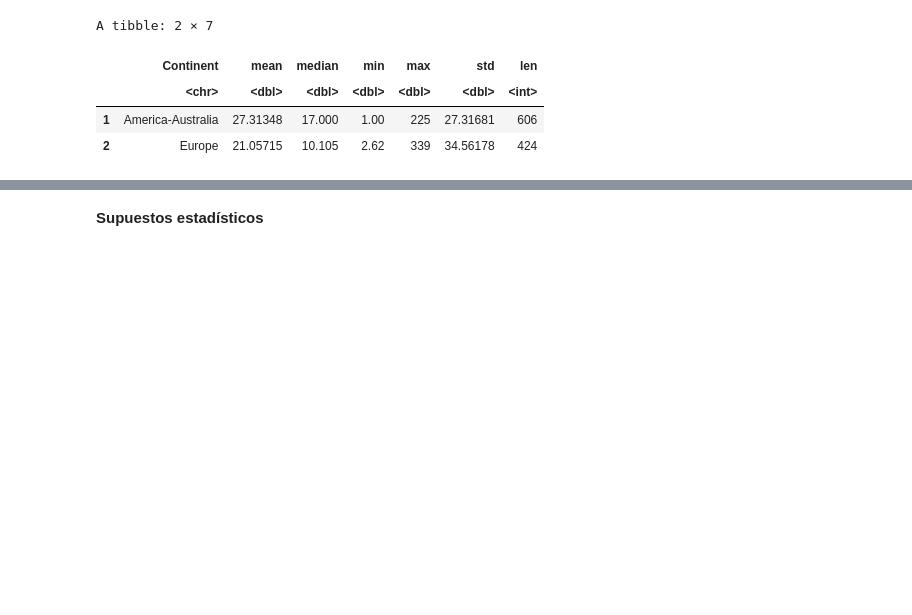
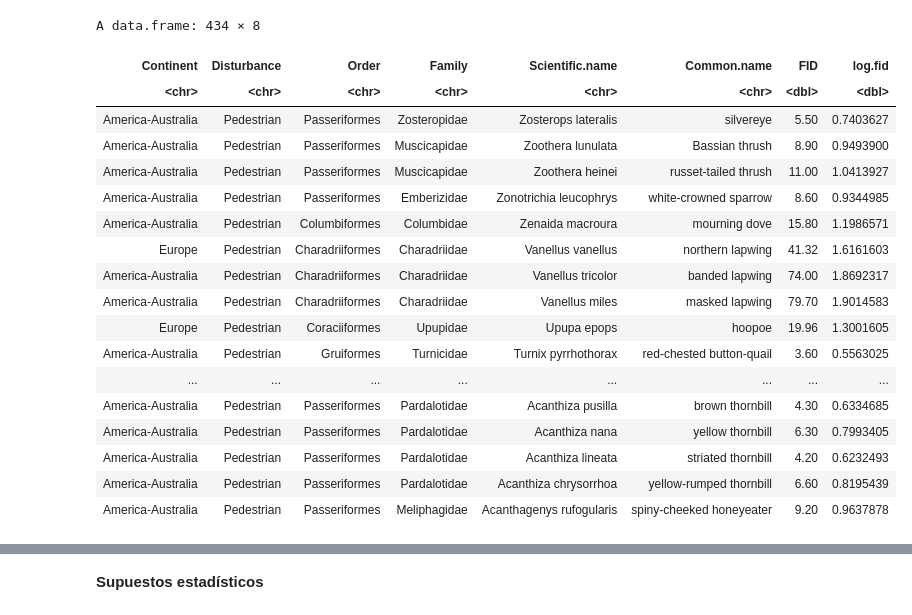
Before and after one commit to norberello/bird-fear-distances, a Jupyter notebook: FID birds by continent.ipynb, the cells around one changed output, grey strips where cells are left out. Saved outputs shown, nothing was run; the diff lists cells and outputs as text; code cells hidden in the pictures; blank space fills up the shorter version.

```diff
--- a/FID birds by continent.ipynb
+++ b/FID birds by continent.ipynb
@@ -28,13 +31,23 @@ A data.frame: 10 × 9
-# %%
-#sumario de estadisticos para cada grupo
-FID.data%>%
-  group_by(Continent)%>%
-  summarise(mean=mean(FID),median=median(FID),min=min(FID),
-            max=max(FID),std=sd(FID),
-            len=length(FID))
-# %% [output]
-A tibble: 2 × 7
-|  | Continent | mean | median | min | max | std | len |
-|  | <chr> | <dbl> | <dbl> | <dbl> | <dbl> | <dbl> | <int> |
-| 1 | America-Australia | 27.31348 | 17.000 | 1.00 | 225 | 27.31681 | 606 |
-| 2 | Europe | 21.05715 | 10.105 | 2.62 | 339 | 34.56178 | 424 |
+# %%
+FID.data %>%
+arrange(desc(Scientific.name,Continent))#arrange by scientific name and continent
+# %% [output]
+A data.frame: 434 × 8
+| Continent | Disturbance | Order | Family | Scientific.name | Common.name | FID | log.fid |
+| <chr> | <chr> | <chr> | <chr> | <chr> | <chr> | <dbl> | <dbl> |
+| America-Australia | Pedestrian | Passeriformes | Zosteropidae | Zosterops lateralis | silvereye | 5.50 | 0.7403627 |
+| America-Australia | Pedestrian | Passeriformes | Muscicapidae | Zoothera lunulata | Bassian thrush | 8.90 | 0.9493900 |
+| America-Australia | Pedestrian | Passeriformes | Muscicapidae | Zoothera heinei | russet-tailed thrush | 11.00 | 1.0413927 |
+| America-Australia | Pedestrian | Passeriformes | Emberizidae | Zonotrichia leucophrys | white-crowned sparrow | 8.60 | 0.9344985 |
+| America-Australia | Pedestrian | Columbiformes | Columbidae | Zenaida macroura | mourning dove | 15.80 | 1.1986571 |
+| Europe | Pedestrian | Charadriiformes | Charadriidae | Vanellus vanellus | northern lapwing | 41.32 | 1.6161603 |
+| America-Australia | Pedestrian | Charadriiformes | Charadriidae | Vanellus tricolor | banded lapwing | 74.00 | 1.8692317 |
+| America-Australia | Pedestrian | Charadriiformes | Charadriidae | Vanellus miles | masked lapwing | 79.70 | 1.9014583 |
+| Europe | Pedestrian | Coraciiformes | Upupidae | Upupa epops | hoopoe | 19.96 | 1.3001605 |
+| America-Australia | Pedestrian | Gruiformes | Turnicidae | Turnix pyrrhothorax | red-chested button-quail | 3.60 | 0.5563025 |
+| ... | ... | ... | ... | ... | ... | ... | ... |
+| America-Australia | Pedestrian | Passeriformes | Pardalotidae | Acanthiza pusilla | brown thornbill | 4.30 | 0.6334685 |
+| America-Australia | Pedestrian | Passeriformes | Pardalotidae | Acanthiza nana | yellow thornbill | 6.30 | 0.7993405 |
+| America-Australia | Pedestrian | Passeriformes | Pardalotidae | Acanthiza lineata | striated thornbill | 4.20 | 0.6232493 |
+| America-Australia | Pedestrian | Passeriformes | Pardalotidae | Acanthiza chrysorrhoa | yellow-rumped thornbill | 6.60 | 0.8195439 |
+| America-Australia | Pedestrian | Passeriformes | Meliphagidae | Acanthagenys rufogularis | spiny-cheeked honeyeater | 9.20 | 0.9637878 |
```
Also changed, not shown: parts of 19 cells of this notebook, 2 other files.
